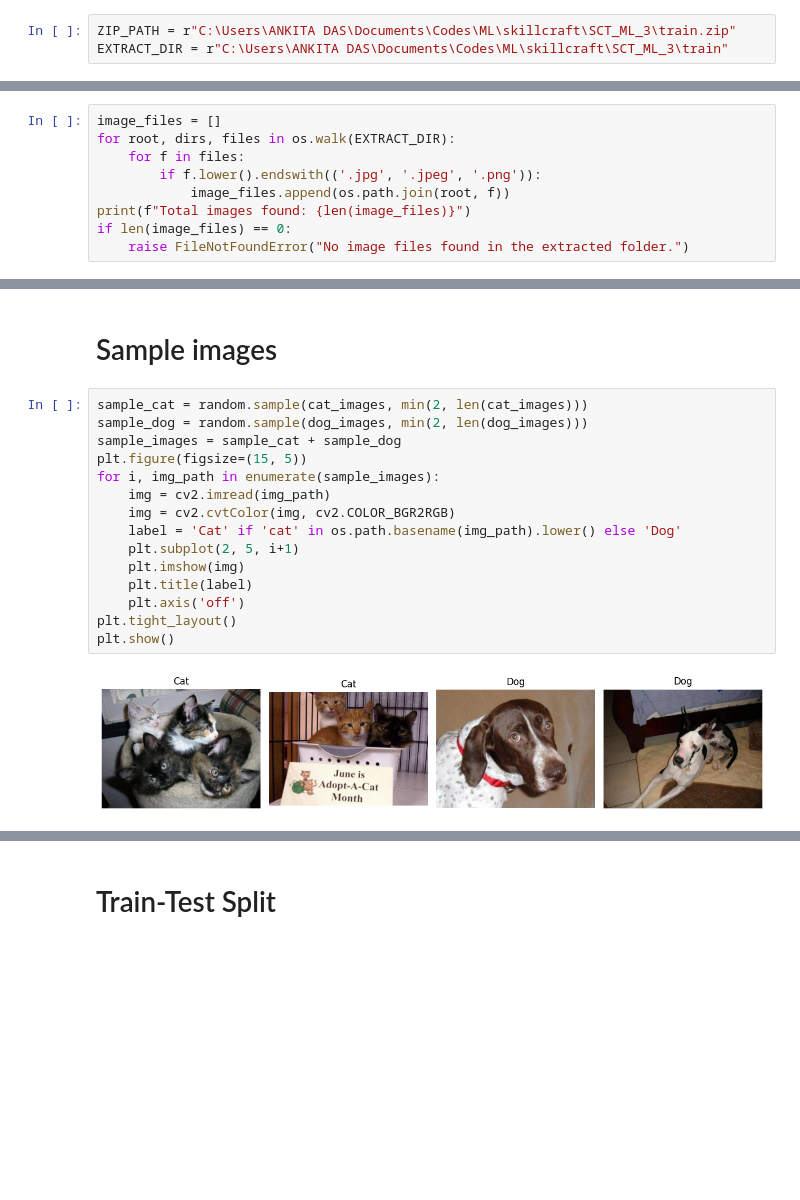
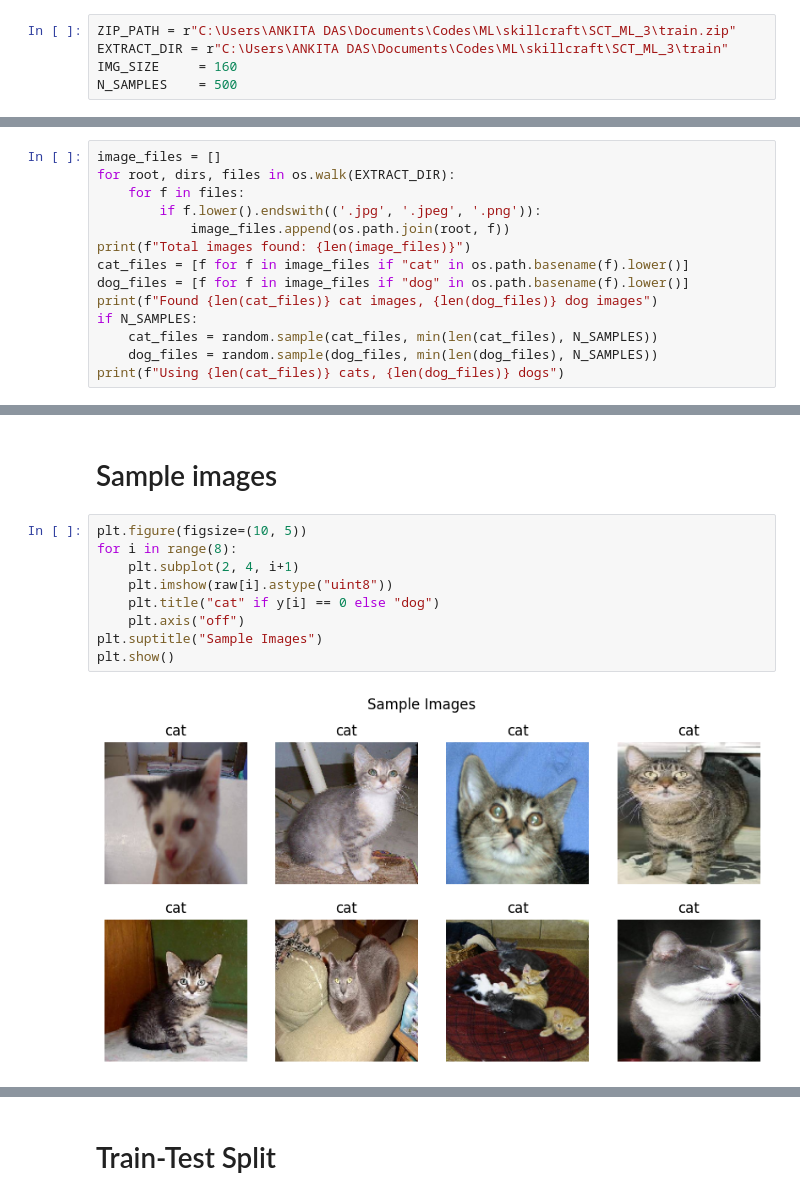
Before and after one commit to ankita848/SCT_ML_3, a Jupyter notebook: Image_classification_cat_dog.ipynb, the cells around one changed output, grey strips where cells are left out. Cells and saved outputs as stored; diff of their text form; blank space fills up the shorter version.

```diff
--- a/Image_classification_cat_dog.ipynb
+++ b/Image_classification_cat_dog.ipynb
@@ -17,6 +16,8 @@ import seaborn as sns
 # %%
 ZIP_PATH = r"C:\Users\ANKITA DAS\Documents\Codes\ML\skillcraft\SCT_ML_3\train.zip"
 EXTRACT_DIR = r"C:\Users\ANKITA DAS\Documents\Codes\ML\skillcraft\SCT_ML_3\train"
+IMG_SIZE     = 160
+N_SAMPLES    = 500
 # %% [markdown]
 # Extracting dataset
 # %%
@@ -37,7 +38,12 @@ for root, dirs, files in os.walk(EXTRACT_DIR):
         if f.lower().endswith(('.jpg', '.jpeg', '.png')):
             image_files.append(os.path.join(root, f))
 print(f"Total images found: {len(image_files)}")
-if len(image_files) == 0:
-    raise FileNotFoundError("No image files found in the extracted folder.")
+cat_files = [f for f in image_files if "cat" in os.path.basename(f).lower()]
+dog_files = [f for f in image_files if "dog" in os.path.basename(f).lower()]
+print(f"Found {len(cat_files)} cat images, {len(dog_files)} dog images")
+if N_SAMPLES:
+    cat_files = random.sample(cat_files, min(len(cat_files), N_SAMPLES))
+    dog_files = random.sample(dog_files, min(len(dog_files), N_SAMPLES))
+print(f"Using {len(cat_files)} cats, {len(dog_files)} dogs")
 # %% [output]
 Total images found: 25000
@@ -95,19 +88,13 @@ plt.show()
 # %% [markdown]
 # Sample images
 # %%
-sample_cat = random.sample(cat_images, min(2, len(cat_images)))
-sample_dog = random.sample(dog_images, min(2, len(dog_images)))
-sample_images = sample_cat + sample_dog
-plt.figure(figsize=(15, 5))
-for i, img_path in enumerate(sample_images):
-    img = cv2.imread(img_path)
-    img = cv2.cvtColor(img, cv2.COLOR_BGR2RGB)
-    label = 'Cat' if 'cat' in os.path.basename(img_path).lower() else 'Dog'
-    plt.subplot(2, 5, i+1)
-    plt.imshow(img)
-    plt.title(label)
-    plt.axis('off')
-plt.tight_layout()
+plt.figure(figsize=(10, 5))
+for i in range(8):
+    plt.subplot(2, 4, i+1)
+    plt.imshow(raw[i].astype("uint8"))
+    plt.title("cat" if y[i] == 0 else "dog")
+    plt.axis("off")
+plt.suptitle("Sample Images")
 plt.show()
 # %% [output]
-[figure, old version]
+[figure, new version]
```
Also changed, not shown: parts of 19 cells of this notebook, 1 other file.
